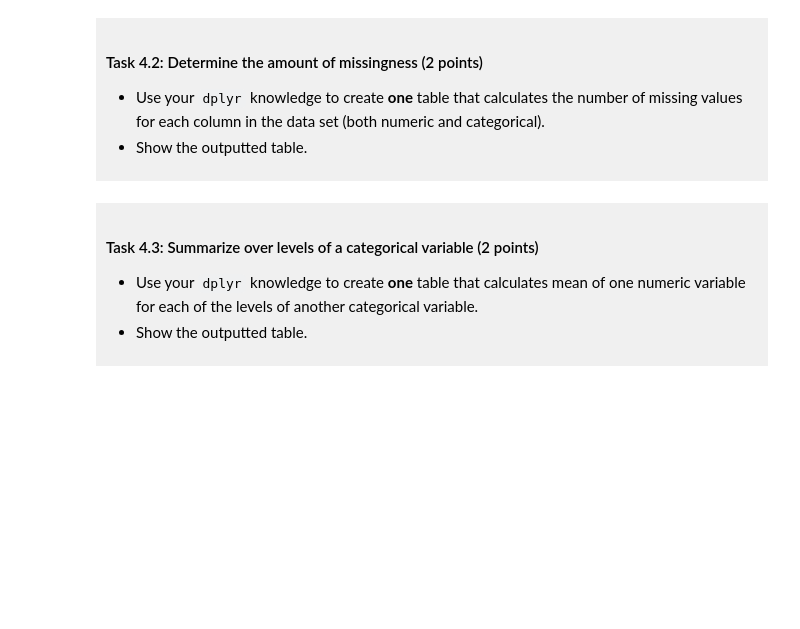
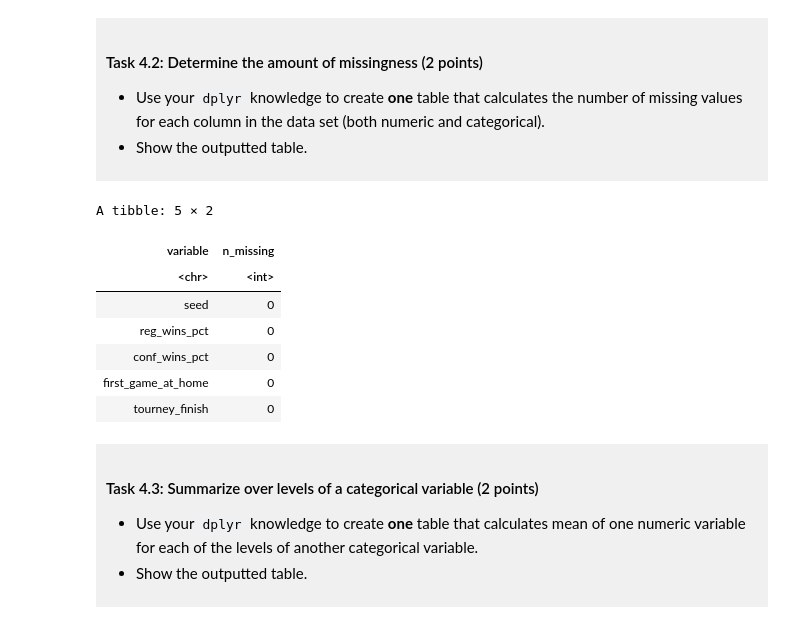
Before and after one commit to sebcud01/dsci-100-project-sebastian-cudmore, a Jupyter notebook: dsci-100-project-notebook.ipynb, the cells around one changed output. Cells and saved outputs as stored; diff of their text form; code cells hidden in the pictures; blank space fills up the shorter version.

Commit message:
Made Up to checkpoint C

```diff
--- a/dsci-100-project-notebook.ipynb
+++ b/dsci-100-project-notebook.ipynb
@@ -265,7 +292,21 @@ You will refine your research question (if needed) and produce a tidy data set.
 - Show the outputted table.
 </div>
 # %%
-### EDIT THIS CODE CELL ###
+missing_values <- basket_ball_useful |>
+  summarise(across(everything(), ~ sum(is.na(.x)))) |>
+  pivot_longer(everything(), names_to = "variable", values_to = "n_missing")
+
+missing_values
+#I found sum(is.na(.x)) on google as well (the table makes sesne as in Checkpoint B I removed all N/A)
+# %% [output]
+A tibble: 5 × 2
+| variable | n_missing |
+| <chr> | <int> |
+| seed | 0 |
+| reg_wins_pct | 0 |
+| conf_wins_pct | 0 |
+| first_game_at_home | 0 |
+| tourney_finish | 0 |
 # %% [markdown]
 <div style="background-color: #f0f0f0; padding: 10px;">
 
```
Also changed, not shown: parts of 8 cells of this notebook.
